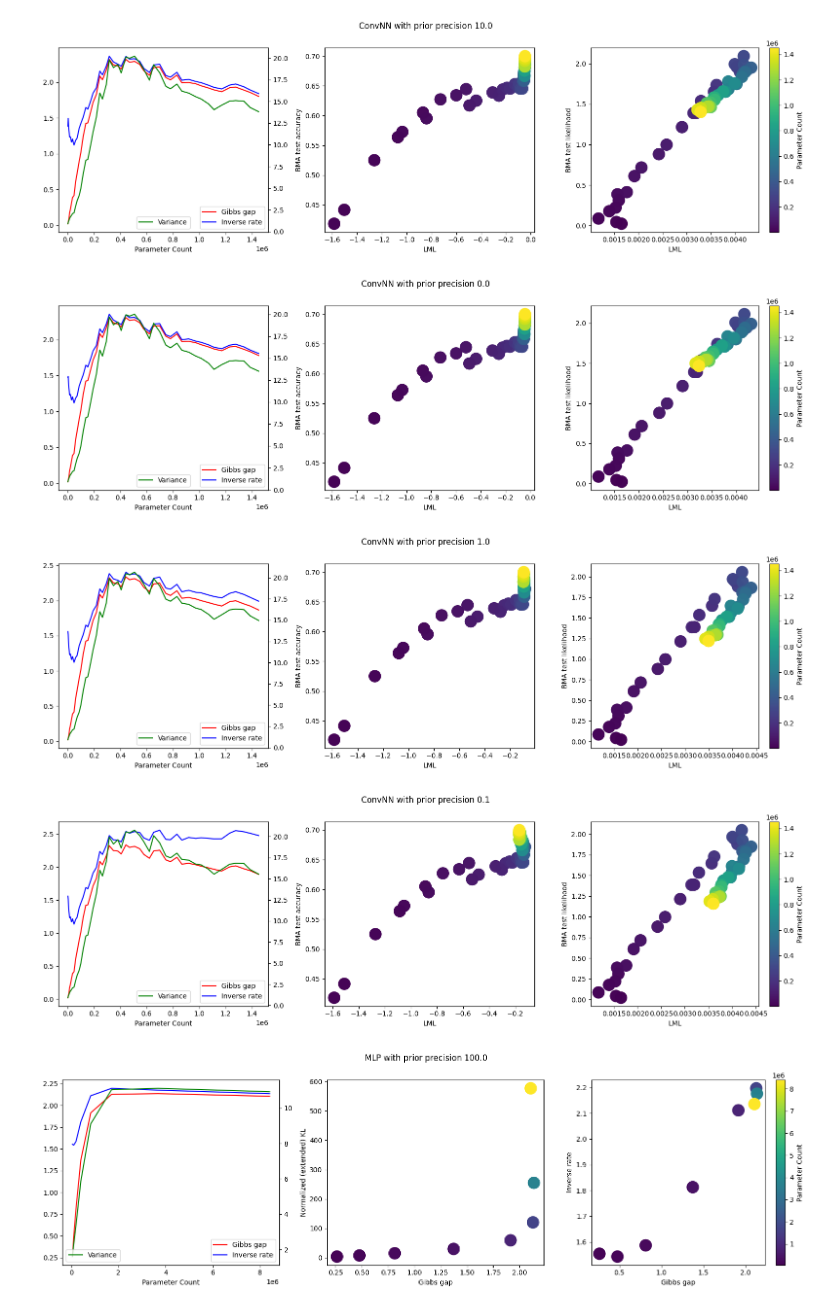
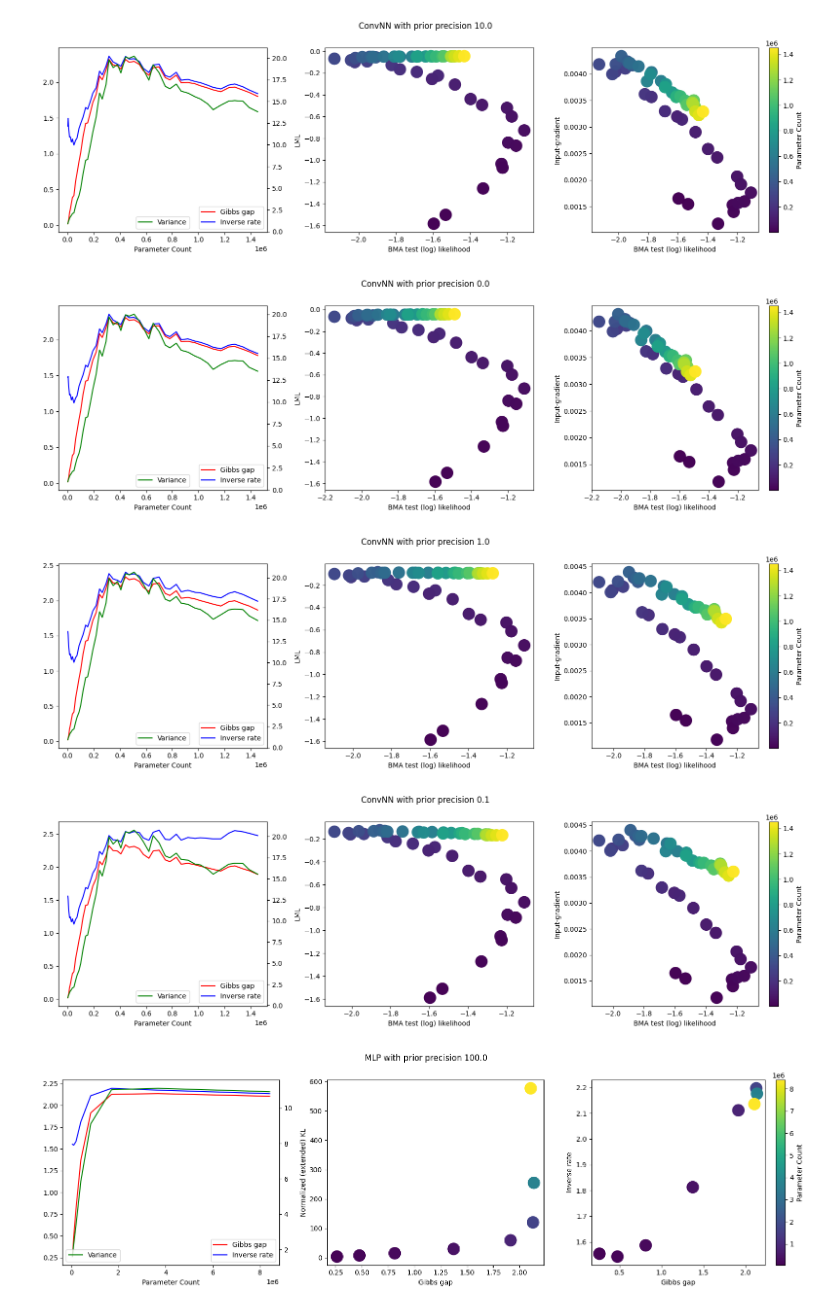
Before and after one commit to Ludvins/PAC_Bayes_Chernoff_MLL, a Jupyter notebook: plots.ipynb, the cells around one changed output. Saved outputs shown, nothing was run; the diff lists cells and outputs as text; code cells hidden in the pictures.

```diff
--- a/plots.ipynb
+++ b/plots.ipynb
@@ -23,7 +23,7 @@ for name in csv_files:
     bayes_loss_train = df['bayes loss train'].values
     gibbs_loss_train = df['gibbs loss train'].values
     inverse_rate = df['inverse rate'].values
-    kl = df  ['normalized KL'].values*50000
+    kl = df['normalized KL'].values
     variance = df['variance'].values
     parameters = df['parameters'].values
     bma_test_acc = df['BMA test accuracy (%)'].values
@@ -48,13 +48,13 @@ for name in csv_files:
     ax1[0].legend(loc='lower right')
     ax2.legend(loc='lower center')
 
-    scatter = ax1[1].scatter(-neglml[-x:], bma_test_acc[-x:], c=parameters[-x:], cmap='viridis', s=300, alpha=0.99)
-    ax1[1].set_xlabel('LML')
-    ax1[1].set_ylabel('BMA test accuracy')
+    scatter = ax1[1].scatter(-bayes_loss[-x:], -neglml[-x:], c=parameters[-x:], cmap='viridis', s=300, alpha=0.99)
+    ax1[1].set_ylabel('LML')
+    ax1[1].set_xlabel('BMA test (log) likelihood')
 
-    scatter = ax1[2].scatter(input_grad[-x:], bayes_gap[-x:], c=parameters[-x:], cmap='viridis', s=300, alpha=0.99)
-    ax1[2].set_xlabel('LML')
-    ax1[2].set_ylabel('BMA test likelihood')
+    scatter = ax1[2].scatter(-bayes_loss[-x:], input_grad[-x:], c=parameters[-x:], cmap='viridis', s=300, alpha=0.99)
+    ax1[2].set_ylabel('Input-gradient')
+    ax1[2].set_xlabel('BMA test (log) likelihood')
 
     cbar = plt.colorbar(scatter, ax=ax1[2])
     cbar.set_label('Parameter Count')
@@ -68,7 +68,7 @@ for name in csv_files:
-[figure, old version]
+[figure, new version]
-[figure, old version]
+[figure, new version]
-[figure, old version]
+[figure, new version]
-[figure, old version]
+[figure, new version]
 # %%
 base_url = "https://raw.githubusercontent.com/Ludvins/PAC_Bayes_Chernoff_MLL/refs/heads/main/results/laplace_MLP_last_layer_kron_scalar_"
 precisions = ["100.0", "10.0", "0.0", "1.0", "0.1", "0.01"]
```
Also changed, not shown: parts of 1 cell of this notebook.
